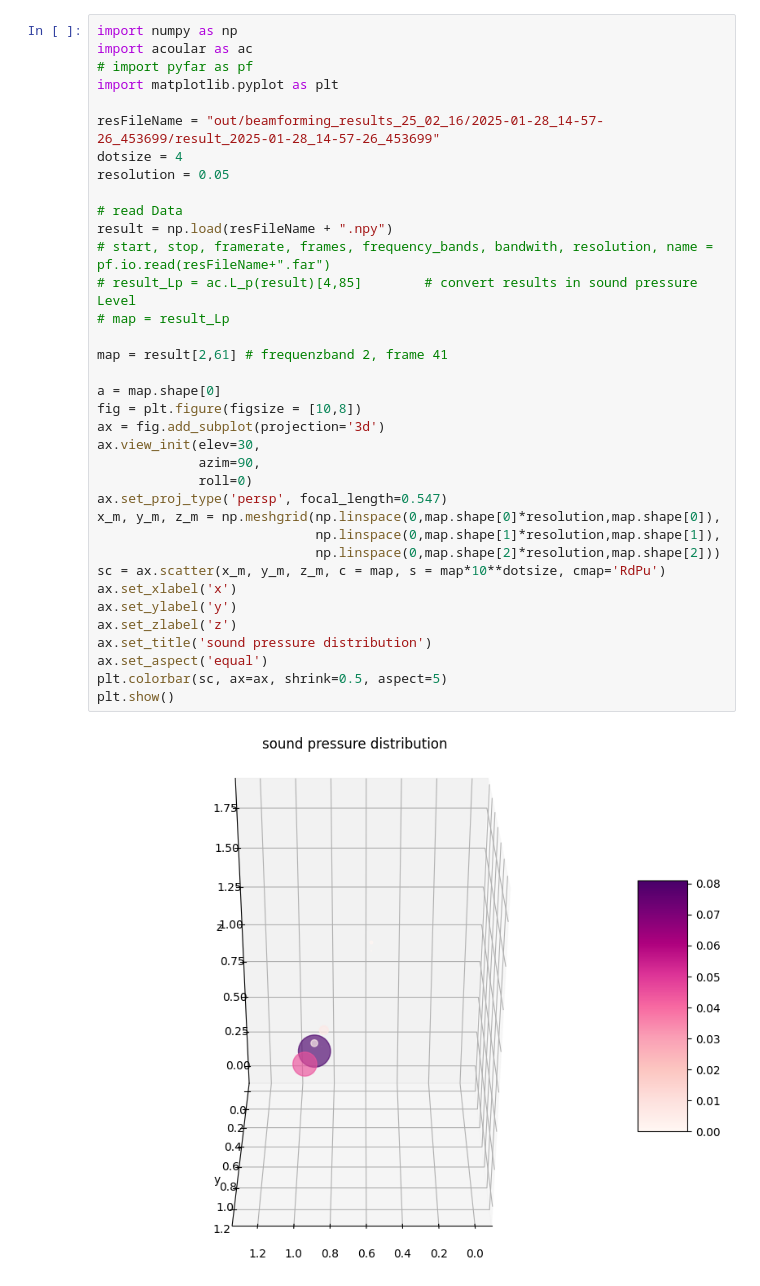
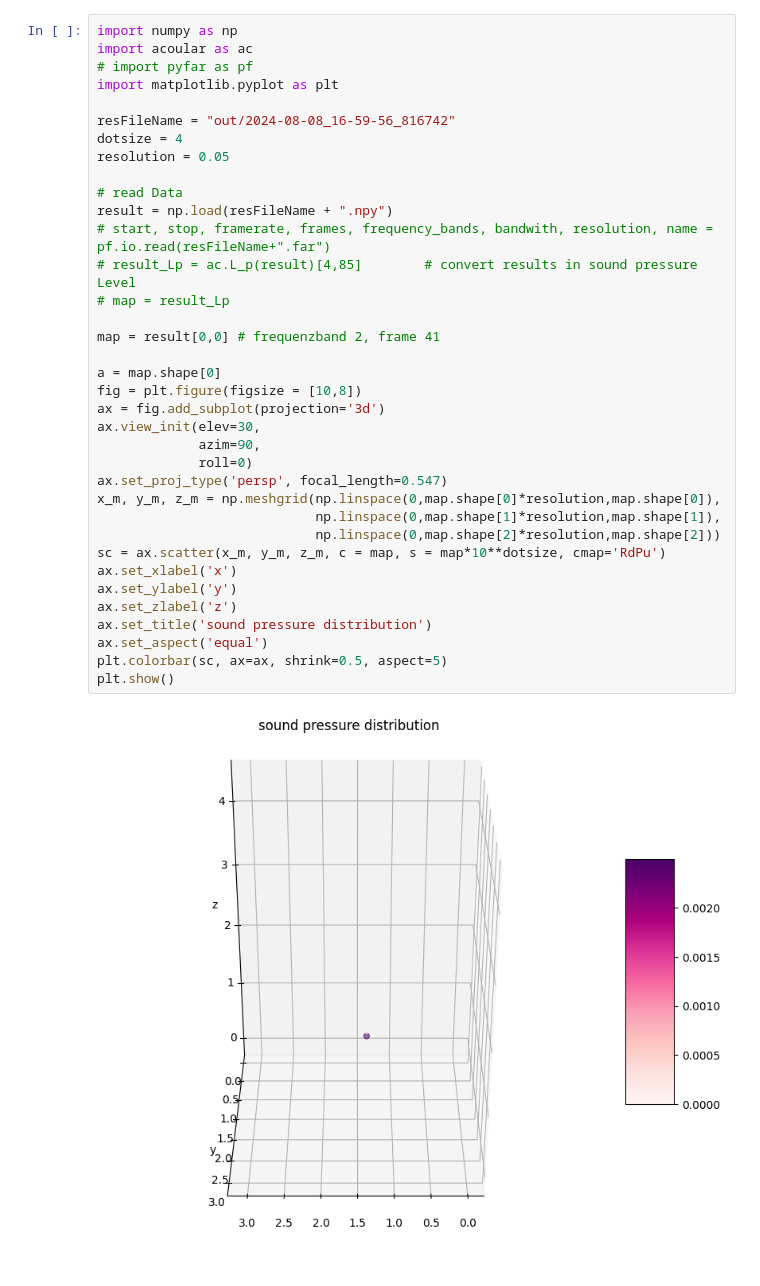
Before and after one commit to Floloffel/Bassoon2425, a Jupyter notebook: evaluation/visualisation test.ipynb, the cells around one changed output. Cells and saved outputs as stored; diff of their text form.

```diff
--- a/evaluation/visualisation test.ipynb
+++ b/evaluation/visualisation test.ipynb
@@ -4,38 +4,38 @@ import acoular as ac
 # import pyfar as pf
 import matplotlib.pyplot as plt
 
-resFileName = "out/beamforming_results_25_02_16/2025-01-28_14-57-26_453699/result_2025-01-28_14-57-26_453699"
+resFileName = "out/2024-08-08_16-59-56_816742"
 dotsize = 4
 resolution = 0.05
 
 # read Data
 result = np.load(resFileName + ".npy")
 # start, stop, framerate, frames, frequency_bands, bandwith, resolution, name = pf.io.read(resFileName+".far")
 # result_Lp = ac.L_p(result)[4,85]        # convert results in sound pressure Level
 # map = result_Lp
 
-map = result[2,61] # frequenzband 2, frame 41
+map = result[0,0] # frequenzband 2, frame 41
 
 a = map.shape[0]
 fig = plt.figure(figsize = [10,8])
 ax = fig.add_subplot(projection='3d')
 ax.view_init(elev=30,
              azim=90,
              roll=0)
 ax.set_proj_type('persp', focal_length=0.547)
 x_m, y_m, z_m = np.meshgrid(np.linspace(0,map.shape[0]*resolution,map.shape[0]),
                             np.linspace(0,map.shape[1]*resolution,map.shape[1]),
                             np.linspace(0,map.shape[2]*resolution,map.shape[2]))
 sc = ax.scatter(x_m, y_m, z_m, c = map, s = map*10**dotsize, cmap='RdPu')
 ax.set_xlabel('x')
 ax.set_ylabel('y')
 ax.set_zlabel('z')
 ax.set_title('sound pressure distribution')
 ax.set_aspect('equal')
 plt.colorbar(sc, ax=ax, shrink=0.5, aspect=5)
 plt.show()
 # %% [output]
-[figure, old version]
+[figure, new version]
 # %%
 from pathlib import Path
 import numpy as np
```
Also changed, not shown: parts of 3 cells of this notebook, 4 other files.
